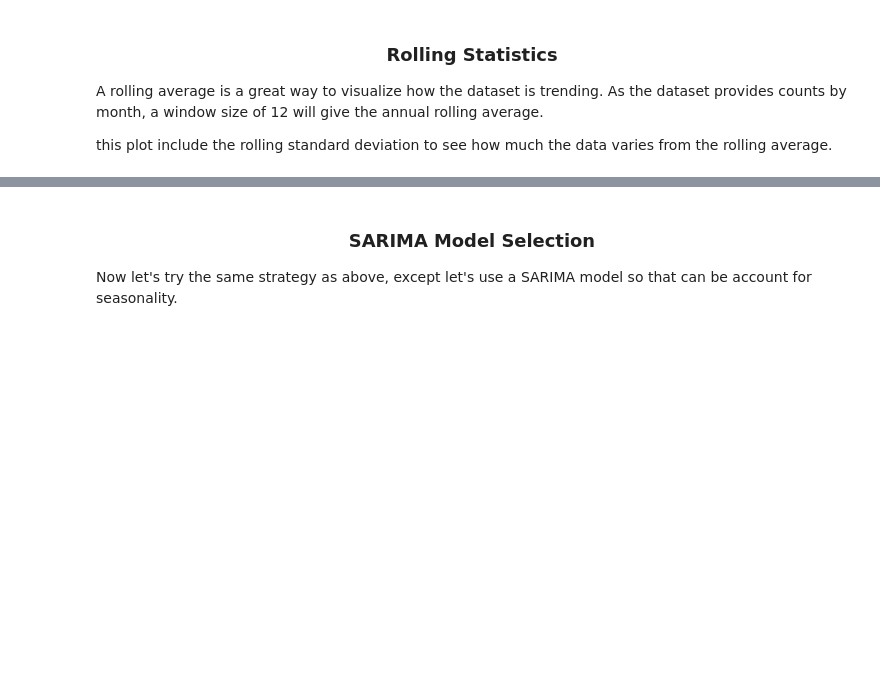
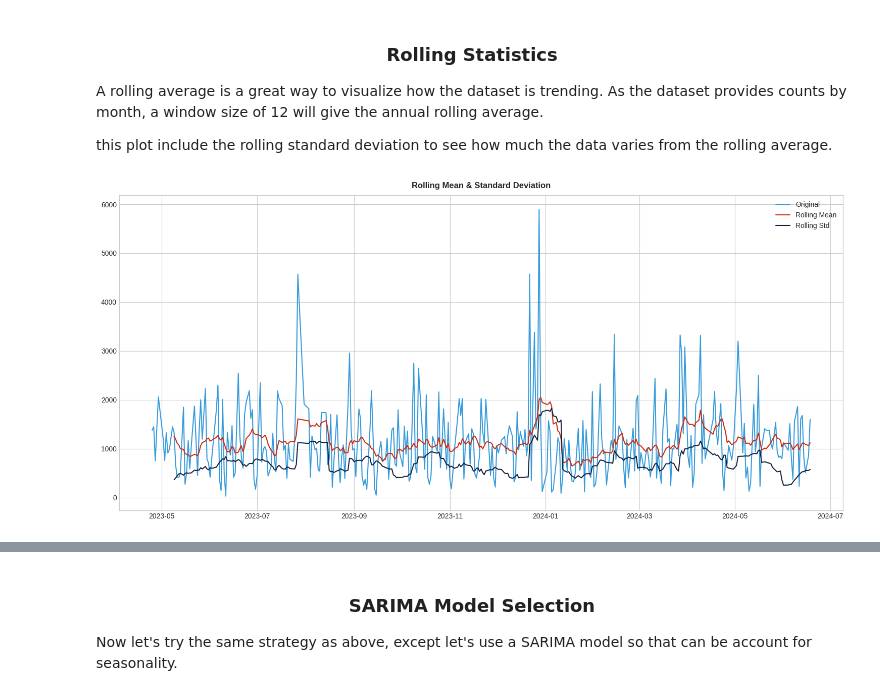
Before and after one commit to thirayume/POPrediction, a Jupyter notebook: Muangtai_PO_Prediction_Days.ipynb, the cells around one changed output, grey strips where cells are left out. Saved outputs shown, nothing was run; the diff lists cells and outputs as text; code cells hidden in the pictures; blank space fills up the shorter version.

```diff
--- a/Muangtai_PO_Prediction_Days.ipynb
+++ b/Muangtai_PO_Prediction_Days.ipynb
@@ -251,14 +478,17 @@ A rolling average is a great way to visualize how the dataset is trending. As th
 this plot include the rolling standard deviation to see how much the data varies from the rolling average.
 # %%
 #Determine rolling statistics
-sample_df["rolling_avg"] = sample_df["qty"].rolling(window = 12).mean() #window size 12 denotes 12 months, giving rolling mean at yearly level
-sample_df["rolling_std"] = sample_df["qty"].rolling(window = 12).std()
+sample_df1["rolling_avg"] = sample_df1["qty"].rolling(window = 12).mean() #window size 12 denotes 12 months, giving rolling mean at yearly level
+sample_df1["rolling_std"] = sample_df1["qty"].rolling(window = 12).std()
 
 #Plot rolling statistics
 plt.figure(figsize = (15, 7))
-plt.plot(sample_df["qty"], color = '#379BDB', label = 'Original')
-plt.plot(sample_df["rolling_avg"], color = '#D22A0D', label = 'Rolling Mean')
-plt.plot(sample_df["rolling_std"], color = '#142039', label = 'Rolling Std')
+plt.plot(sample_df1["qty"], color = '#379BDB', label = 'Original')
+plt.plot(sample_df1["rolling_avg"], color = '#D22A0D', label = 'Rolling Mean')
+plt.plot(sample_df1["rolling_std"], color = '#142039', label = 'Rolling Std')
 plt.legend(loc = 'best')
 plt.title('Rolling Mean & Standard Deviation')
+plt.savefig(sample_sku_df[0] + '_Rolling.png', bbox_inches='tight')
 plt.show(block = False)
+# %% [output]
+[figure, added]
```
Also changed, not shown: parts of 89 cells of this notebook.
